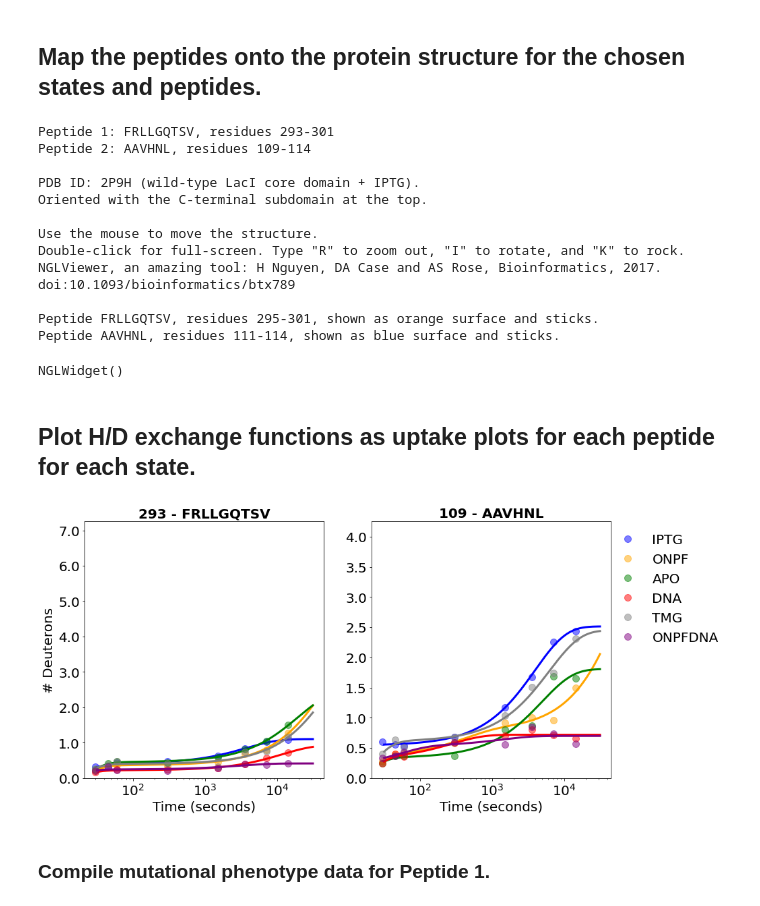
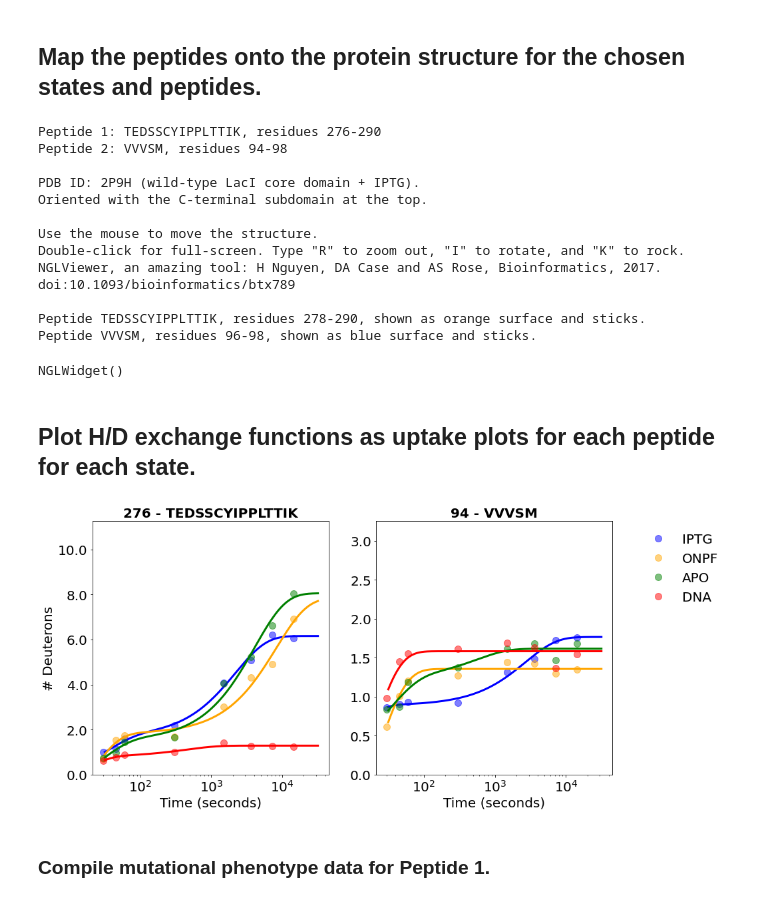
Before and after one commit to anumazam/LacI_HDX, a Jupyter notebook: 20210407_fit_LacI_curves.ipynb, the cells around one changed output. Cells and saved outputs as stored; diff of their text form; code cells hidden in the pictures.

```diff
--- a/20210407_fit_LacI_curves.ipynb
+++ b/20210407_fit_LacI_curves.ipynb
@@ -215,10 +212,10 @@ for element in column_vals:
 # view = nv.NGLWidget()
 traj = pt.load('2p9h_REDO.pdb')
 view = nv.show_pytraj(traj)
-view.add_surface(str(peptide1_first_res+2) + "-" + str(peptide1_last_res), color = 'orange',
+view.add_surface(str(peptide1_first_res+2) + "-" + str(peptide1_last_res), color = 'pink',
                  opacity='0.5', wireframe=False)
 view.add_ball_and_stick(str(peptide1_first_res+2) + "-" + str(peptide1_last_res))
-view.add_surface(str(peptide2_first_res+2) + "-" + str(peptide2_last_res), color = 'lightblue',
+view.add_surface(str(peptide2_first_res+2) + "-" + str(peptide2_last_res), color = 'yellowgreen',
                  opacity='0.5', wireframe=False)
 view.add_ball_and_stick(str(peptide2_first_res+2) + "-" + str(peptide2_last_res))
 view.background = "white"
@@ -247,8 +244,8 @@ print('Peptide ' + peptide_input2 + ', residues ' + str(peptide2_first_res+2) +
       ', shown as blue surface and sticks.')
 view
 # %% [output]
-Peptide 1: FRLLGQTSV, residues 293-301
-Peptide 2: AAVHNL, residues 109-114
+Peptide 1: TEDSSCYIPPLTTIK, residues 276-290
+Peptide 2: VVVSM, residues 94-98
 
 PDB ID: 2P9H (wild-type LacI core domain + IPTG).
 Oriented with the C-terminal subdomain at the top.
@@ -257,8 +254,8 @@ Use the mouse to move the structure.
 Double-click for full-screen. Type "R" to zoom out, "I" to rotate, and "K" to rock.
 NGLViewer, an amazing tool: H Nguyen, DA Case and AS Rose, Bioinformatics, 2017. doi:10.1093/bioinformatics/btx789
 
-Peptide FRLLGQTSV, residues 295-301, shown as orange surface and sticks.
-Peptide AAVHNL, residues 111-114, shown as blue surface and sticks.
+Peptide TEDSSCYIPPLTTIK, residues 278-290, shown as orange surface and sticks.
+Peptide VVVSM, residues 96-98, shown as blue surface and sticks.
 NGLWidget()
 # %% [markdown]
 ## Plot H/D exchange functions as uptake plots for each peptide for each state.
@@ -279,6 +276,7 @@ num_prolines = peptide_input1[2:].count('P')
 max_protons = len(peptide_input1) - 2 - num_prolines
 
 peptide1_fits = {}
+# SSR_p1_dict = {}
 
 for key in peptide1_exchange:
     p1_index = 0
@@ -296,6 +294,19 @@ for key in peptide1_exchange:
     exchange_peptide1 = exchange_fit(trialT, *popt)
     perr = np.sqrt(np.diag(pcov))
     peptide1_fits[key] = exchange_peptide1
+
+#     mean_ex_p1 = np.mean(peptide1_ex)
+#     regression_p1 = np.array(peptide1_ex) - mean_ex_p1
+#     SSR_p1 = np.sum(pow(regression_p1,2))
+#     SSR_p1_dict[key] = SSR_p1
+
+#     print('mean_ex_p1')
+#     print(mean_ex_p1)
+#     print('regression_p1')
+#     print(regression_p1)
+#     print('SSR_p1')
+#     print(SSR_p1)
+
 
 num_prolines = peptide_input2[2:].count('P')
 max_protons = len(peptide_input2) - 2 - num_prolines
@@ -340,35 +351,38 @@ color_dict = {
     'DNA' : 'red',
     'TMG' : 'gray',
     'ONPFDNA' : 'purple'
     }
 
 figure, (ax1, ax2) = plt.subplots(1, 2, figsize=(14,7))
 
 for key in peptide1_exchange:
     ax1.plot(timepoints, peptide1_exchange.get(key), 'o', label = key, markersize = 10, alpha = 0.5,
              color = color_dict.get(key))
     ax1.plot(trialT, peptide1_fits.get(key), '-', color = color_dict.get(key))
+#     ax1.fill_between(trialT, peptide1_fits.get(key) + SSR_p1_dict.get(key),
+#                      peptide1_fits.get(key) - SSR_p1_dict.get(key),
+#                      alpha=0.2, color = color_dict.get(key))
 for key in peptide2_exchange:
     ax2.plot(timepoints, peptide2_exchange.get(key), 'o', label = key, markersize = 10, alpha = 0.5,
              color = color_dict.get(key))
     ax2.plot(trialT, peptide2_fits.get(key), '-', color = color_dict.get(key))
 
 ax1.set_ylabel('# Deuterons')
 ax1.set_xlabel('Time (seconds)')
 ax2.set_xlabel('Time (seconds)')
 ax1.set_title(str(peptide1_first_res) + ' - ' + peptide_input1)
 ax2.set_title(str(peptide2_first_res) + ' - ' + peptide_input2)
 ax1.set_xscale('log')
 ax2.set_xscale('log')
 ax1.set_ylim(0, len(peptide_input1) - 2 - peptide_input1[2:].count('P') + 0.25)
-ax2.set_ylim(0, len(peptide_input2) - 2 - peptide_input1[2:].count('P')+ 0.25)
+ax2.set_ylim(0, len(peptide_input2) - 2 - peptide_input2[2:].count('P')+ 0.25)
 ax1.yaxis.set_major_formatter(FormatStrFormatter('%.1f'))
 ax2.yaxis.set_major_formatter(FormatStrFormatter('%.1f'))
 
 plt.legend(frameon = False, bbox_to_anchor = (1.5, 1))
 plt.show()
 # %% [output]
-[figure, old version]
+[figure, new version]
 # %% [markdown]
 ### Compile mutational phenotype data for Peptide 1.
 # %%
```
Also changed, not shown: parts of 5 cells of this notebook.
